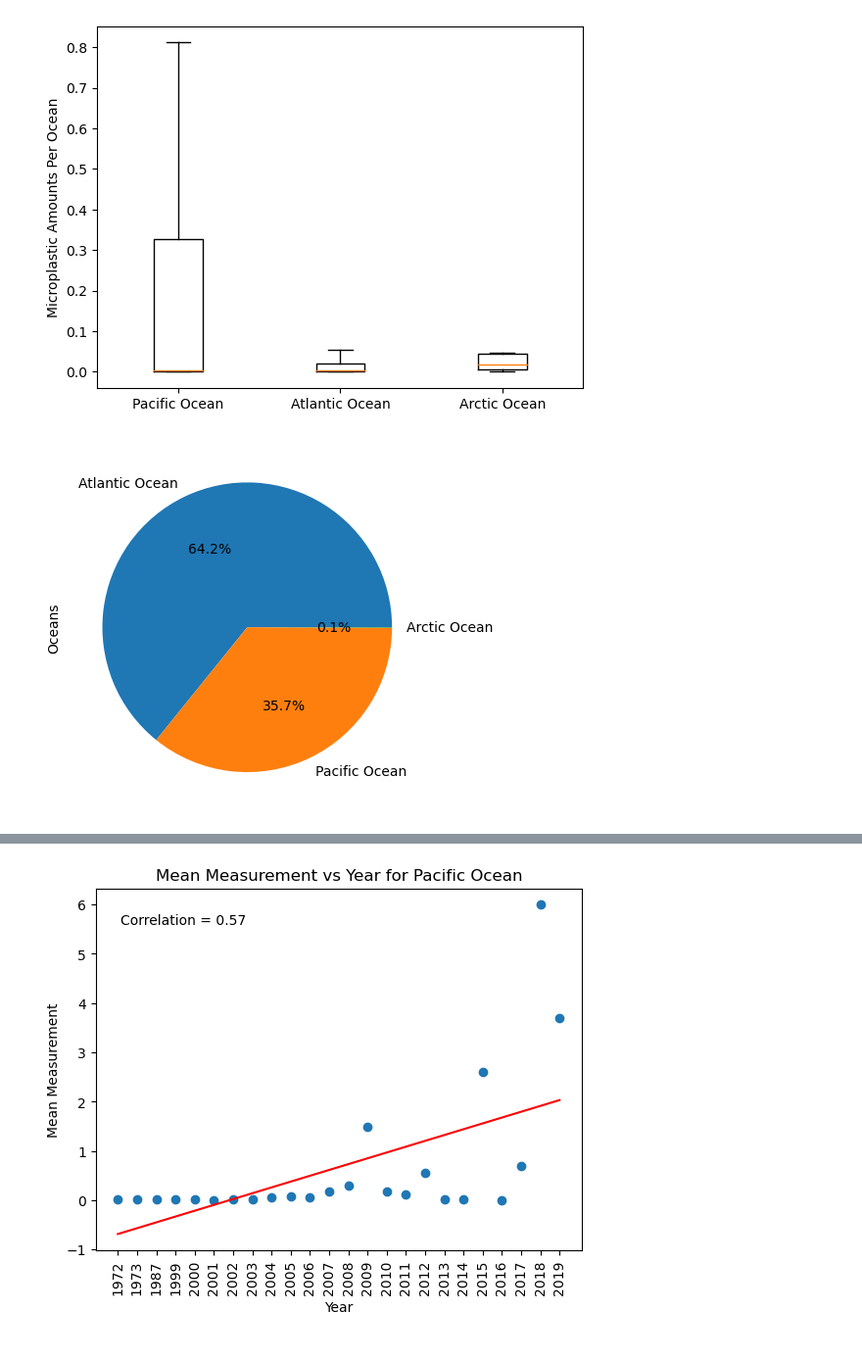
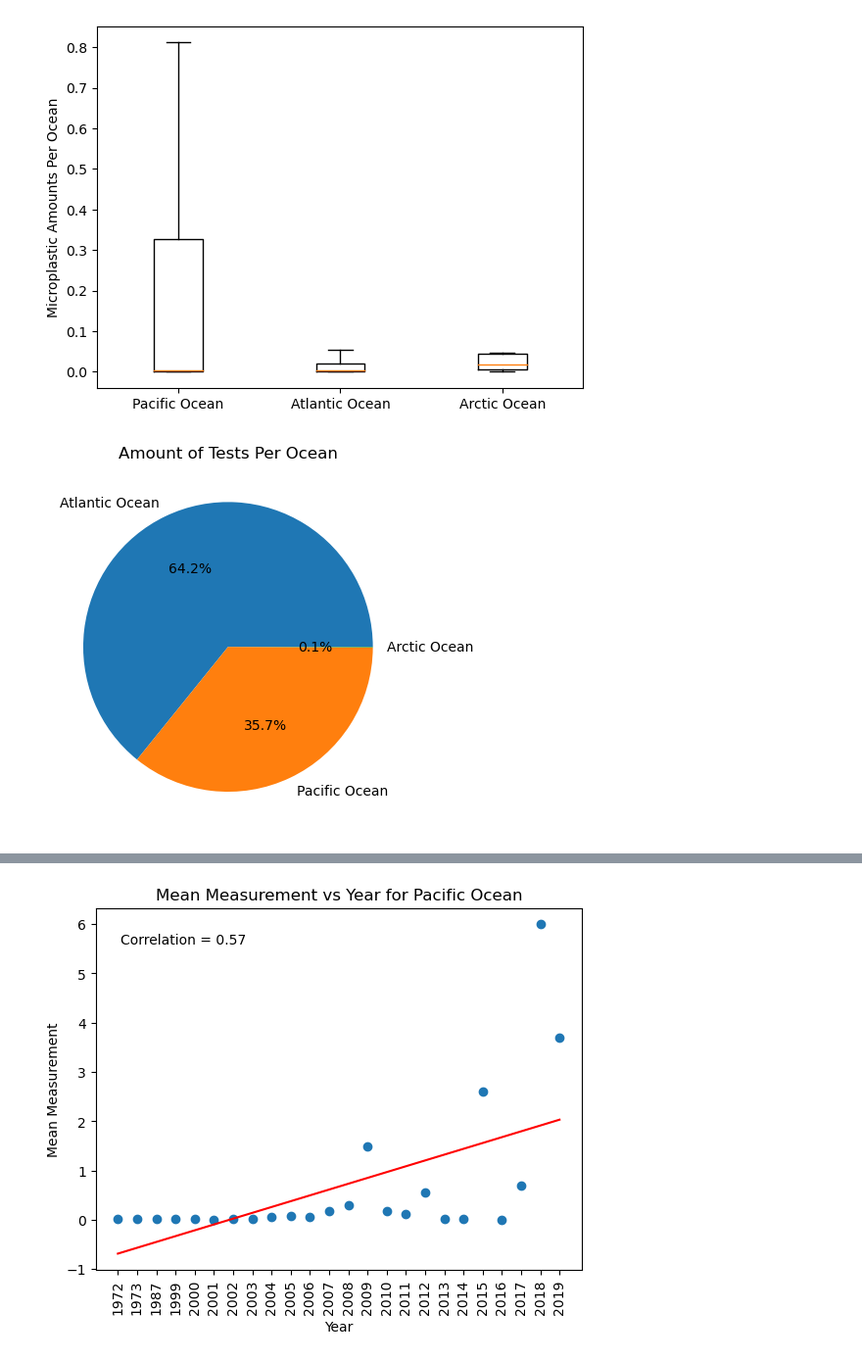
Before and after one commit to emalaki/Project-1, a Jupyter notebook: aa-notebook.ipynb, the cells around one changed output, grey strips where cells are left out. Shown: that part at 98% size. Cells and saved outputs as stored; diff of their text form; code cells hidden in the pictures.

```diff
--- a/aa-notebook.ipynb
+++ b/aa-notebook.ipynb
@@ -215,11 +215,13 @@ plt.show()
 # %%
 # #pie chart with oceans. its important to take into
 ocean_pie_chart = clean_microplastics_df["Oceans"].value_counts()
 ocean_pie_chart.plot.pie(autopct= "%1.1f%%")
+plt.ylabel("")
+plt.title("Amount of Tests Per Ocean")
 plt.savefig("output_data/Fig2.png")
 plt.show()
 # %% [output]
-[figure, old version]
+[figure, new version]
 # %%
 ocean_pie = clean_microplastics_df.groupby("Oceans")["Measurement"].mean()
 ocean_pie.plot.pie(autopct= "%1.1f%%")
```
Also changed, not shown: parts of 7 cells of this notebook, 5 other files.
